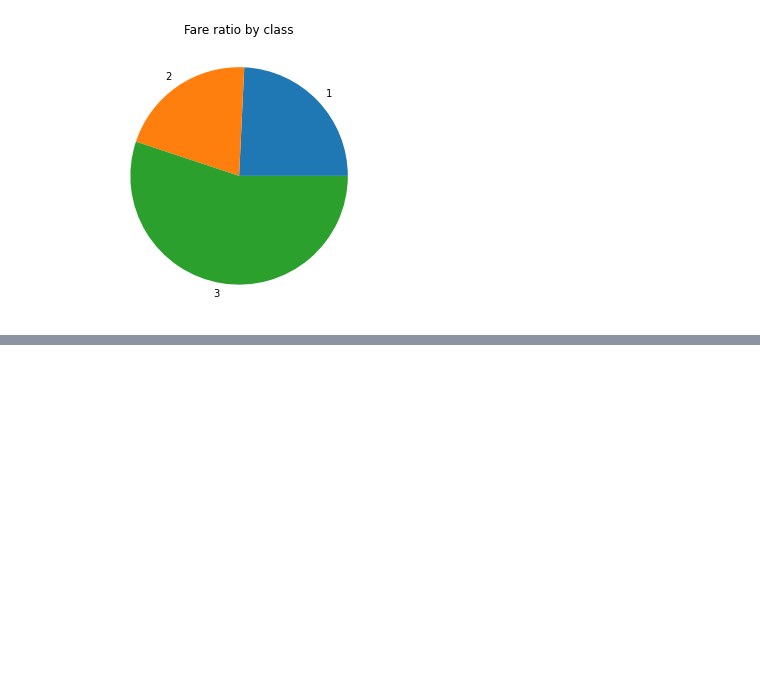
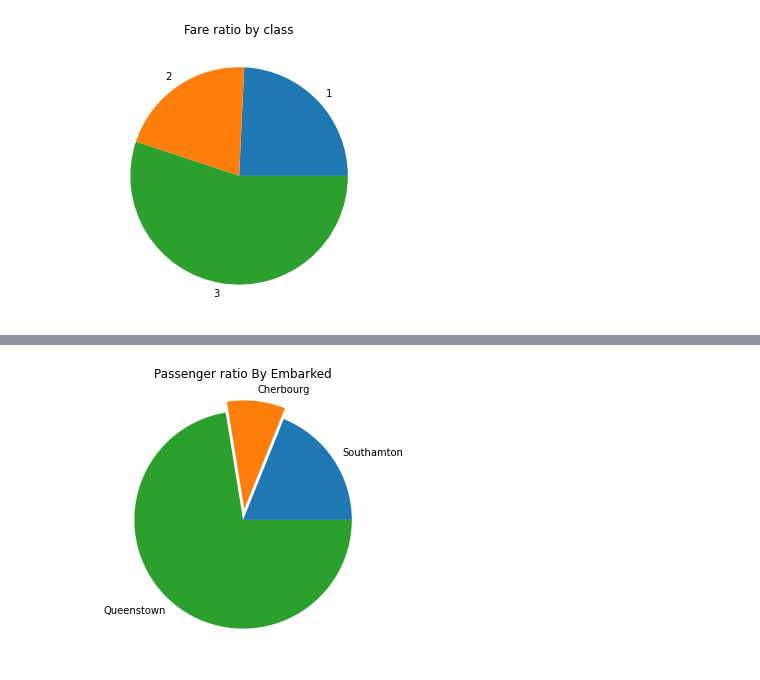
Before and after one commit to deen666/Homework_DataCamp2, a Jupyter notebook: Matplotlib/Matplotlib.ipynb, the cells around one changed output, grey strips where cells are left out. Drawn from its saved outputs; the diff is of its cells as text; code cells hidden in the pictures; blank space fills up the shorter version.

```diff
--- a/Matplotlib/Matplotlib.ipynb
+++ b/Matplotlib/Matplotlib.ipynb
@@ -212,0 +243,10 @@ plt.show()
+# %%
+#Quiz10
+plt.figure(figsize=[5,5])
+explode = [0,0.1,0]
+labels = ['Southamton', 'Cherbourg', 'Queenstown']
+plt.pie(RatioByEmbarked, labels=labels, explode=explode)
+plt.title('Passenger ratio By Embarked')
+plt.show()
+# %% [output]
+[figure, added]
```
Also changed, not shown: parts of 15 cells of this notebook.
